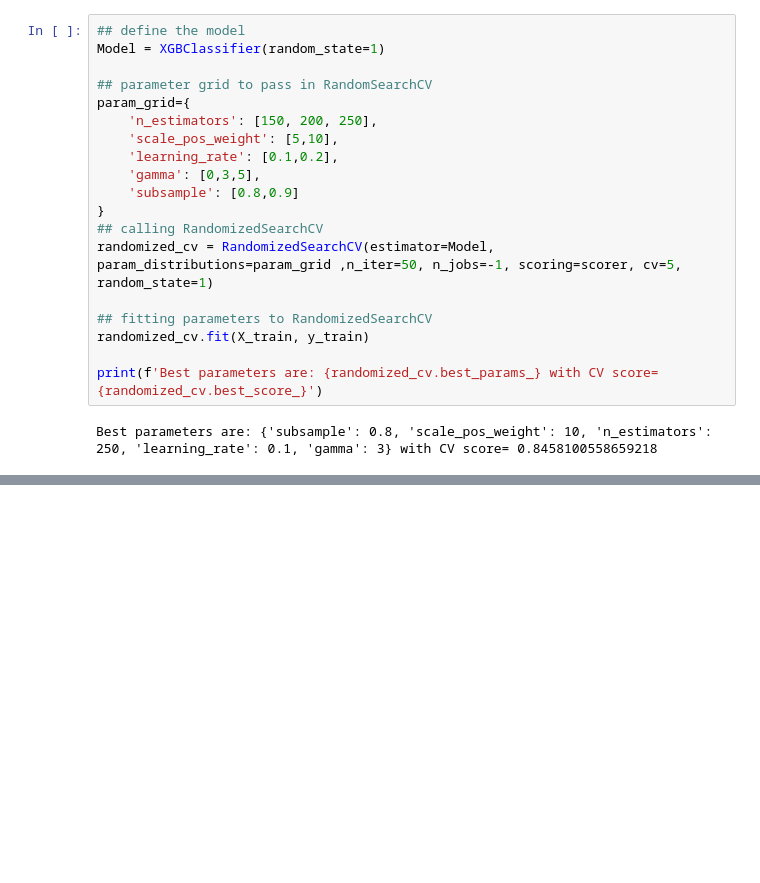
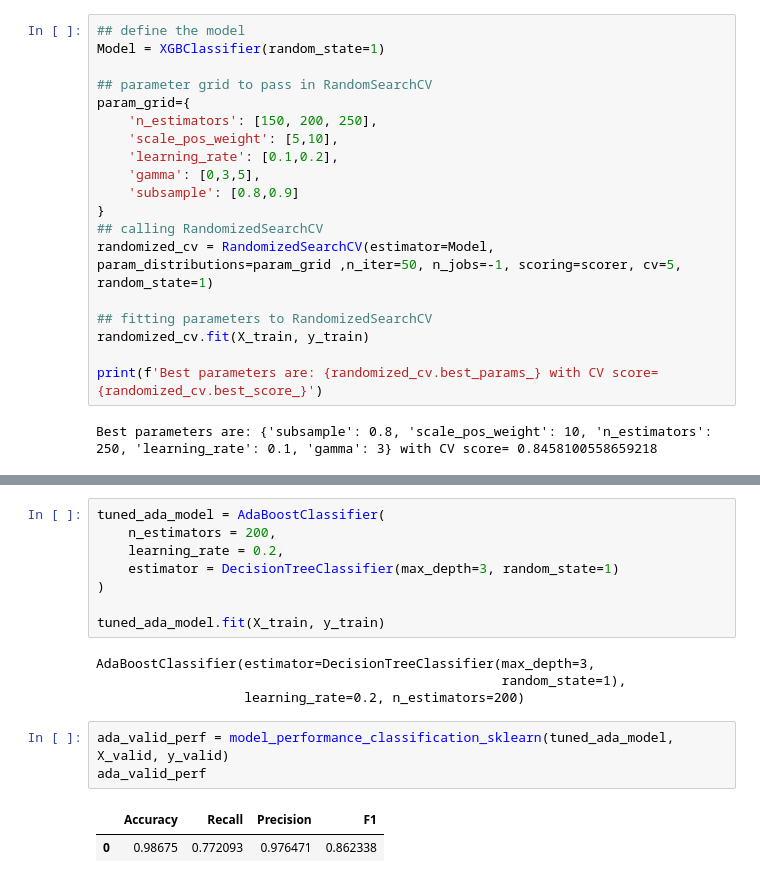
Before and after one commit to moro23/ml_generator_failure_detection, a Jupyter notebook: notebook/notebook.ipynb, the cells around one changed output, grey strips where cells are left out. Saved outputs shown, nothing was run; the diff lists cells and outputs as text; blank space fills up the shorter version.

```diff
--- a/notebook/notebook.ipynb
+++ b/notebook/notebook.ipynb
@@ -734,0 +754,18 @@ Best parameters are: {'subsample': 0.8, 'scale_pos_weight': 10, 'n_estimators':
+# %%
+tuned_ada_model = AdaBoostClassifier(
+    n_estimators = 200,
+    learning_rate = 0.2,
+    estimator = DecisionTreeClassifier(max_depth=3, random_state=1)
+)
+
+tuned_ada_model.fit(X_train, y_train)
+# %% [output]
+AdaBoostClassifier(estimator=DecisionTreeClassifier(max_depth=3,
+                                                    random_state=1),
+                   learning_rate=0.2, n_estimators=200)
+# %%
+ada_valid_perf = model_performance_classification_sklearn(tuned_ada_model, X_valid, y_valid)
+ada_valid_perf
+# %% [output]
+|  | Accuracy | Recall | Precision | F1 |
+| 0 | 0.98675 | 0.772093 | 0.976471 | 0.862338 |
```
Also changed, not shown: parts of 15 cells of this notebook.
